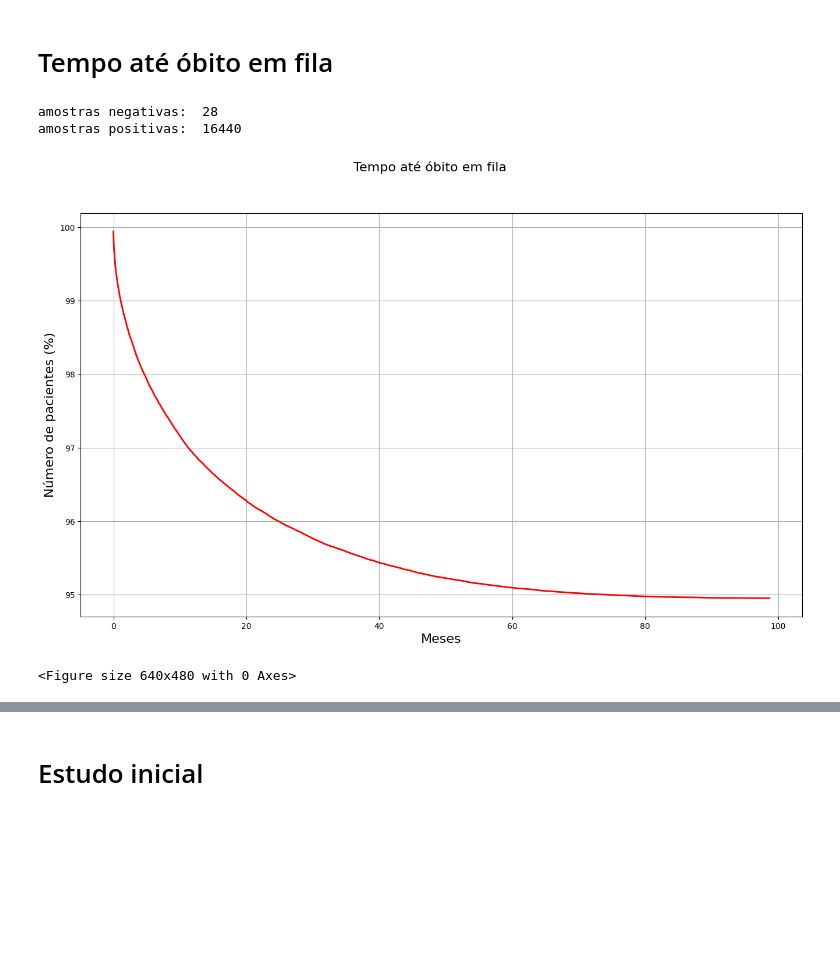
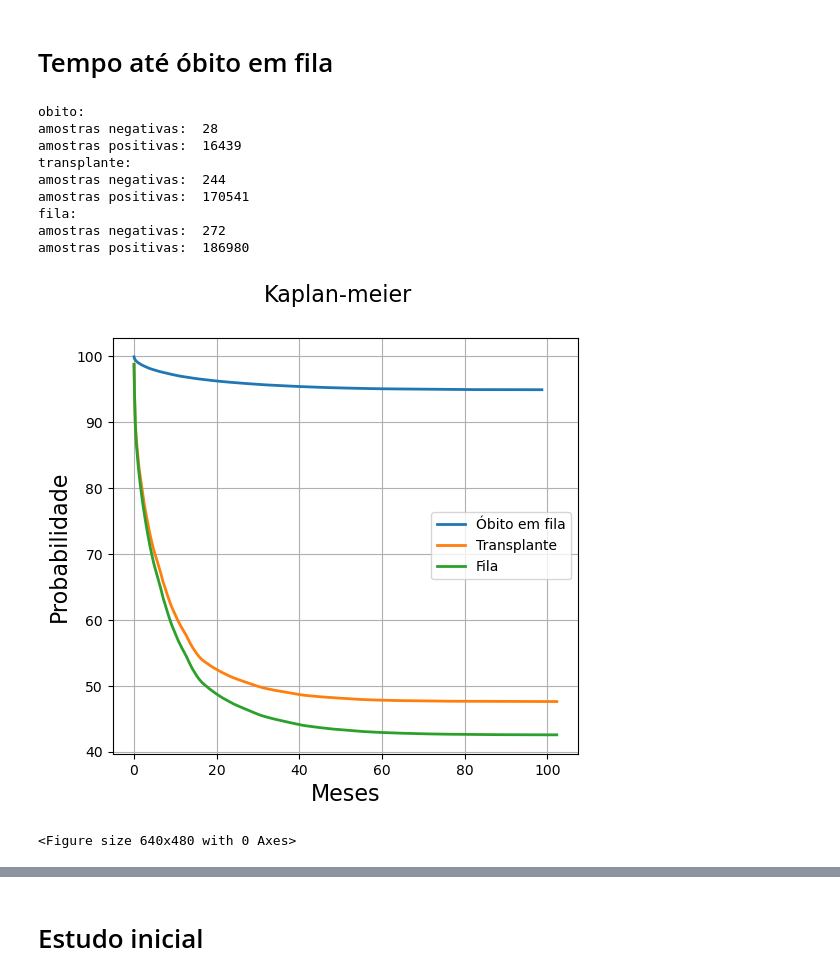
Before and after one commit to Esterci/SNT_table_study, a Jupyter notebook: estudo_inicial/kaplan-meier.ipynb, the cells around one changed output, grey strips where cells are left out. Cells and saved outputs as stored; diff of their text form; code cells hidden in the pictures; blank space fills up the shorter version.

```diff
--- a/estudo_inicial/kaplan-meier.ipynb
+++ b/estudo_inicial/kaplan-meier.ipynb
@@ -356,9 +490,16 @@ amostras positivas:  16439
 # %% [markdown]
 # Tempo até óbito em fila
-# %%
-reader.kaplan_meier('obito')
-# %% [output]
-amostras negativas:  28
-amostras positivas:  16440
-[figure, removed]
-<Figure size 640x480 with 0 Axes>
+# %%
+reader.kaplan_meier(width=10,scale=0.6)
+# %% [output]
+obito:
+amostras negativas:  28
+amostras positivas:  16439
+transplante:
+amostras negativas:  244
+amostras positivas:  170541
+fila:
+amostras negativas:  272
+amostras positivas:  186980
+[figure, added]
+<Figure size 640x480 with 0 Axes>
```
Also changed, not shown: parts of 25 cells of this notebook, 7 other files.
